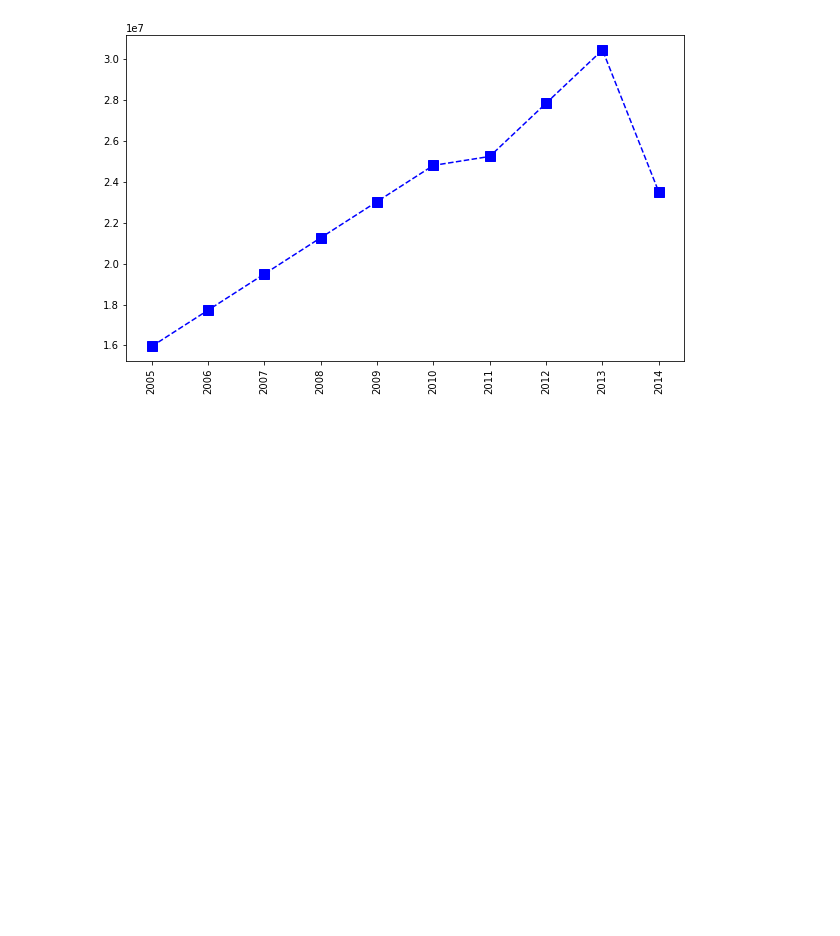
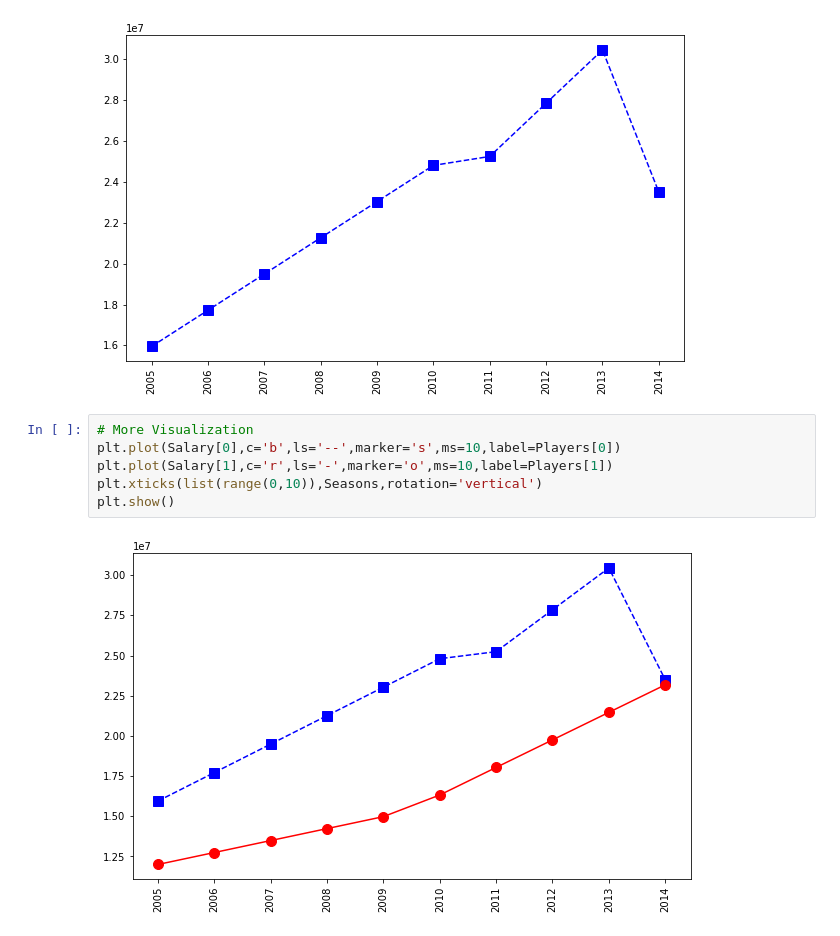
Before and after one commit to Abdullah-ICT-14/Python, a Jupyter notebook: Matrics/Your first visualization.ipynb, the cells around one changed output. Cells and saved outputs as stored; diff of their text form; blank space fills up the shorter version.

Commit message:
Expand visualization

```diff
--- a/Matrics/Your first visualization.ipynb
+++ b/Matrics/Your first visualization.ipynb
@@ -160,3 +160,11 @@ plt.xticks(list(range(0,10)),Seasons,rotation='vertical')
 plt.show()
 # %% [output]
 [figure]
+# %%
+# More Visualization
+plt.plot(Salary[0],c='b',ls='--',marker='s',ms=10,label=Players[0])
+plt.plot(Salary[1],c='r',ls='-',marker='o',ms=10,label=Players[1])
+plt.xticks(list(range(0,10)),Seasons,rotation='vertical')
+plt.show()
+# %% [output]
+[figure, added]
```
Also changed, not shown: parts of 2 cells of this notebook.
